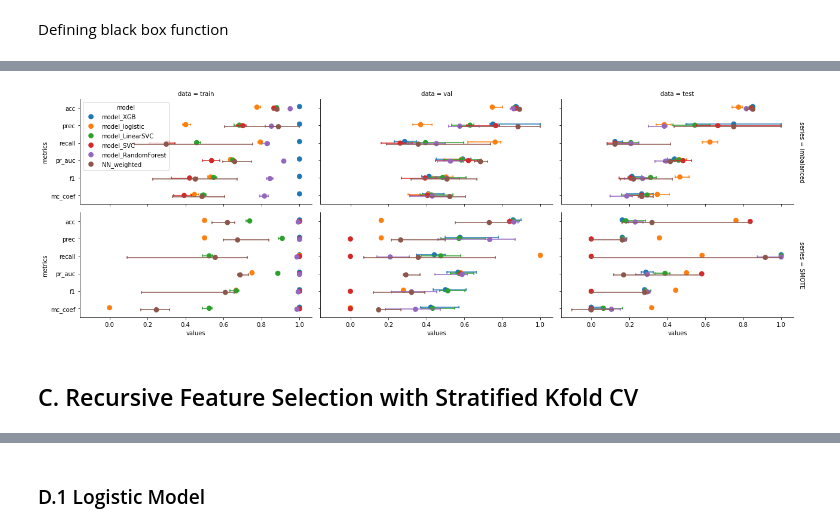
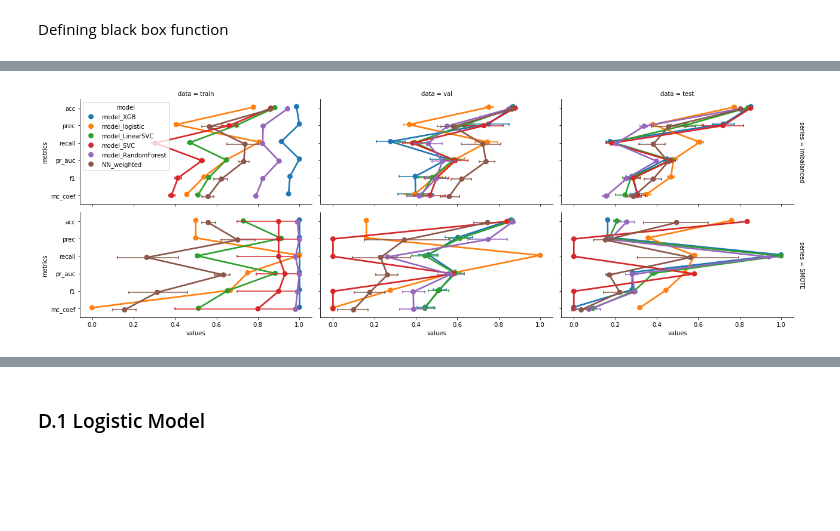
Before and after one commit to HenrikPereira/EDSBproject, a Jupyter notebook: Scripts/Data_models.ipynb, the cells around one changed output, grey strips where cells are left out. Cells and saved outputs as stored; diff of their text form; code cells hidden in the pictures; blank space fills up the shorter version.

```diff
--- a/Scripts/Data_models.ipynb
+++ b/Scripts/Data_models.ipynb
@@ -1142,6 +1118,0 @@ The best number of clusters is 3
-# %%
-smote = SMOTE(k_neighbors=n_kn)
-# %%
-X_SMOTE, y_SMOTE = smote.fit_sample(train_features, train_labels)
-
-X_SMOTE_mm = minmax.fit_transform(X_SMOTE)
@@ -1432,8 +1180,10 @@ def fit_with_smote(
     tp = scores[6]
     fn = scores[7]
     fp = scores[8]
-    mc_coef = (tp * tn + fp * fn) / (np.sqrt((tp + fp)(tp + fn)(tn + fp)(tn + fn))+1e-7)
-    # The target score to maximize, in this case we think the best is recall
+    numerator = (tp * tn + fp * fn)
+    denominator = np.sqrt((tp + fp) * (tp + fn) * (tn + fp) * (tn + fn)) + 1e-7
+    mc_coef = numerator / denominator
+    # The target score to maximize, in this case we think the best is mcc
     return mc_coef
 # %%
 fit_with_partial_smote = partial(fit_with_smote)
@@ -1496,17 +1237,18 @@ for index, (train_indices, val_indices) in enumerate(skf.split(train_features_v,
 
     # Oversampling training sets
     xtrain_SMOTE, ytrain_SMOTE = smote.fit_sample(xtrain, ytrain)
+    xtrain_SMOTE = minmax.fit_transform(xtrain_SMOTE)
 
     # Clear model
     model_keras_smote = None
 
     #Loss with correct initialization and saving of bias onto model
-    neg_nn, pos_nn = np.bincount(ytrain_SMOTE)
-    initial_bias = np.log([pos_nn/neg_nn])
-    model_keras_smote = make_model(output_bias = initial_bias)
-    results = model_keras_smote.evaluate(xtrain, ytrain, batch_size=BATCH_SIZE, verbose=0)
-    initial_weights = os.path.join(tempfile.mkdtemp(),'initial_weights')
-    model_keras_smote.save_weights(initial_weights)
+    #neg_nn, pos_nn = np.bincount(ytrain_SMOTE)
+    #initial_bias = np.log([pos_nn/neg_nn])
+    model_keras_smote = make_model()#output_bias = initial_bias)
+    #results = model_keras_smote.evaluate(xtrain, ytrain, batch_size=BATCH_SIZE, verbose=0)
+    #initial_weights = os.path.join(tempfile.mkdtemp(),'initial_weights')
+    #model_keras_smote.save_weights(initial_weights)
 
     baseline_history_smote = model_keras_smote.fit(
         xtrain_SMOTE,
@@ -1585,33 +1352,31 @@ m_summary_melted.to_csv('../logs/metrics_summary_melted.csv')
 # %%
 sb.catplot(
     x='values',
     y='metrics',
     hue='model',
     data=m_summary_melted[m_summary_melted.metrics.isin(['acc', 'prec', 'recall', 'pr_auc', 'f1', 'mc_coef'])],
     row='series',
     col='data',
-    estimator= np.median,
+    estimator= np.mean,
     ci=95,
     n_boot=1000,
     kind='point',
     height=3,
     aspect=2,
     palette='tab10',
     legend=True,
     legend_out=False,
     sharex=True,
     sharey=True,
     margin_titles=True,
     **{
-        'linestyles':'',
+        #'linestyles':'',
         'dodge':True,
         'capsize':0.1,
         'errwidth':1.5
     }
 )
 plt.tight_layout()
 plt.show()
 # %% [output]
-[figure, old version]
+[figure, new version]
-# %% [markdown]
-## C. Recursive Feature Selection with Stratified Kfold CV
```
Also changed, not shown: parts of 163 cells of this notebook, 4 other files.
